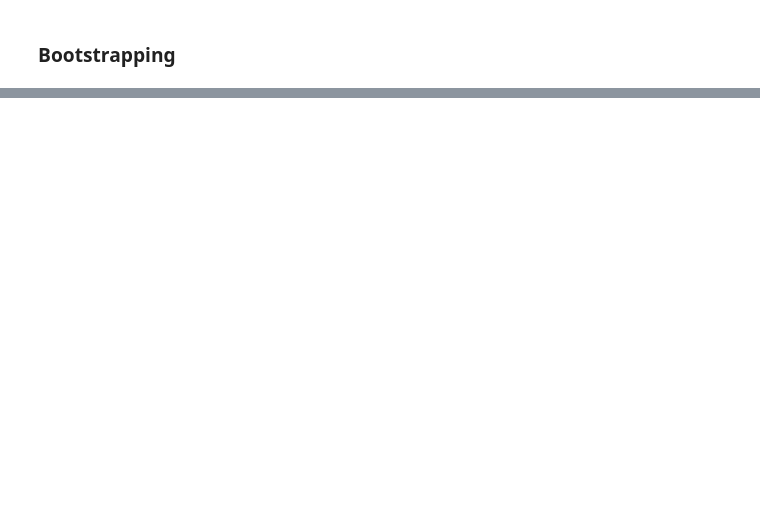
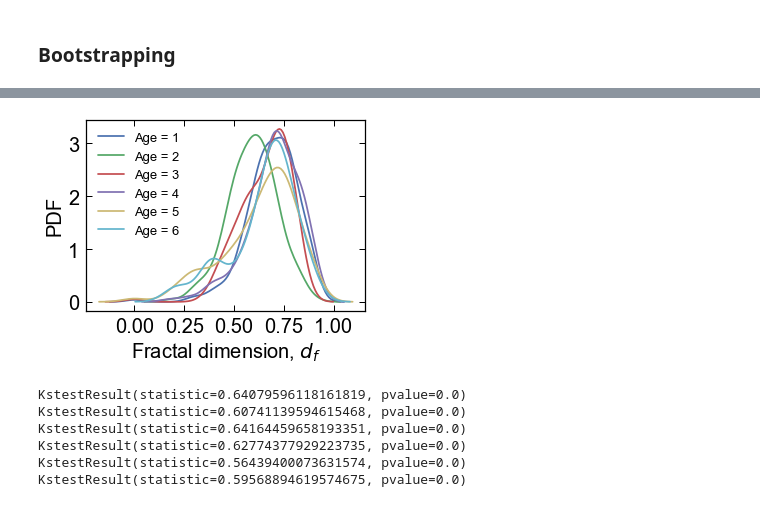
Before and after one commit to lgaalves/CelegansMotility, a Jupyter notebook: python/data_analysis.ipynb, the cells around one changed output, grey strips where cells are left out. Saved outputs shown, nothing was run; the diff lists cells and outputs as text; code cells hidden in the pictures; blank space fills up the shorter version.

```diff
--- a/python/data_analysis.ipynb
+++ b/python/data_analysis.ipynb
@@ -613,0 +702,23 @@ for age in [1,2,3,4,5,6]:
+# %%
+fig = plt.figure(1, figsize=(5,3.5))
+ax = fig.add_subplot(111)
+for age in [0,1,2,3,4,5]:
+    sns.distplot(data_to_plot[age],hist=False, rug=False,label="Age = "+str(age+1))
+
+
+ax.legend(fontsize=13)
+ax.set_xlabel('Fractal dimension, $d_f$')
+ax.set_ylabel('PDF')
+increase_font(ax,20)
+# %% [output]
+[figure, added]
+# %%
+for age in [0,1,2,3,4,5]:
+    print(stats.kstest(data_to_plot[age], 'norm'))
+# %% [output]
+KstestResult(statistic=0.64079596118161819, pvalue=0.0)
+KstestResult(statistic=0.60741139594615468, pvalue=0.0)
+KstestResult(statistic=0.64164459658193351, pvalue=0.0)
+KstestResult(statistic=0.62774377929223735, pvalue=0.0)
+KstestResult(statistic=0.56439400073631574, pvalue=0.0)
+KstestResult(statistic=0.59568894619574675, pvalue=0.0)
```
Also changed, not shown: parts of 44 cells of this notebook, 2 other files.
